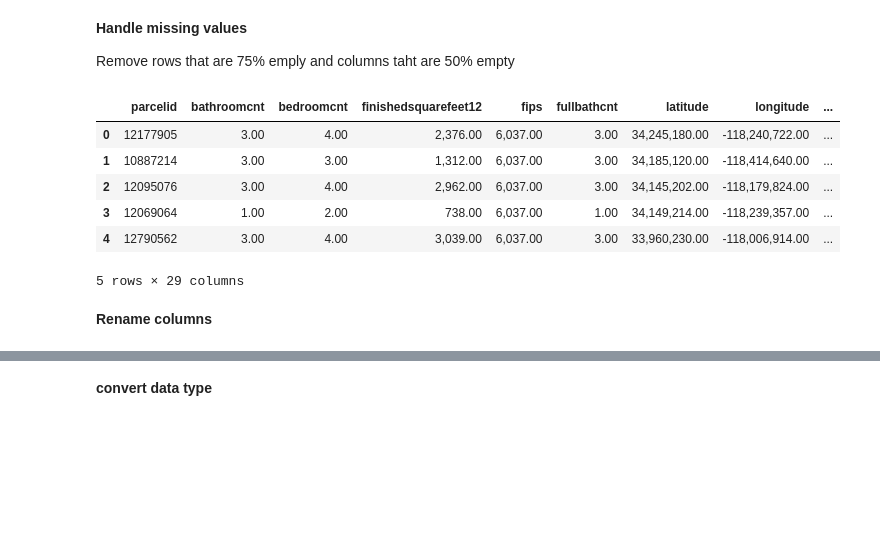
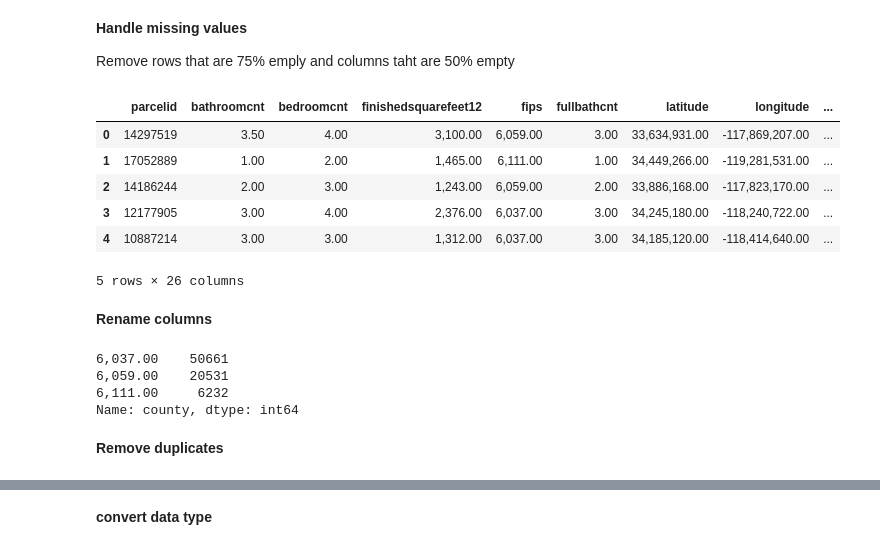
Before and after one commit to MigashaneVictoire/clustering-exercises, a Jupyter notebook: wrangle.ipynb, the cells around one changed output, grey strips where cells are left out. Cells and saved outputs as stored; diff of their text form; code cells hidden in the pictures; blank space fills up the shorter version.

```diff
--- a/wrangle.ipynb
+++ b/wrangle.ipynb
@@ -174,24 +175,26 @@ def handle_missing_values(df, prop_required_column = .5, prop_required_row = .75
 # %%
 # columns to drop
 col_drop= ["propertylandusetypeid",
           "heatingorsystemtypeid",
            "buildingqualitytypeid",
            "calculatedfinishedsquarefeet",
            "calculatedbathnbr",
            ""
-          "id"
+          "id",
+           "heatingorsystemdesc",
+           "propertyzoningdesc"
           ]
 
 zillow = handle_missing_values(df = zillow, col_drop = col_drop)
 zillow.head()
 # %% [output]
 |  | parcelid | bathroomcnt | bedroomcnt | finishedsquarefeet12 | fips | fullbathcnt | latitude | longitude | ... |
-| 0 | 12177905 | 3.00 | 4.00 | 2,376.00 | 6,037.00 | 3.00 | 34,245,180.00 | -118,240,722.00 | ... |
-| 1 | 10887214 | 3.00 | 3.00 | 1,312.00 | 6,037.00 | 3.00 | 34,185,120.00 | -118,414,640.00 | ... |
-| 2 | 12095076 | 3.00 | 4.00 | 2,962.00 | 6,037.00 | 3.00 | 34,145,202.00 | -118,179,824.00 | ... |
-| 3 | 12069064 | 1.00 | 2.00 | 738.00 | 6,037.00 | 1.00 | 34,149,214.00 | -118,239,357.00 | ... |
-| 4 | 12790562 | 3.00 | 4.00 | 3,039.00 | 6,037.00 | 3.00 | 33,960,230.00 | -118,006,914.00 | ... |
+| 0 | 14297519 | 3.50 | 4.00 | 3,100.00 | 6,059.00 | 3.00 | 33,634,931.00 | -117,869,207.00 | ... |
+| 1 | 17052889 | 1.00 | 2.00 | 1,465.00 | 6,111.00 | 1.00 | 34,449,266.00 | -119,281,531.00 | ... |
+| 2 | 14186244 | 2.00 | 3.00 | 1,243.00 | 6,059.00 | 2.00 | 33,886,168.00 | -117,823,170.00 | ... |
+| 3 | 12177905 | 3.00 | 4.00 | 2,376.00 | 6,037.00 | 3.00 | 34,245,180.00 | -118,240,722.00 | ... |
+| 4 | 10887214 | 3.00 | 3.00 | 1,312.00 | 6,037.00 | 3.00 | 34,185,120.00 | -118,414,640.00 | ... |
-5 rows × 29 columns
+5 rows × 26 columns
 # %% [markdown]
 **Rename columns**
 # %%
@@ -205,3 +208,12 @@ zillow = zillow.rename(columns={
     "taxamount":"tax_amount",
     "fips":"county"
 })
+# %%
+zillow.county.value_counts()
+# %% [output]
+6,037.00    50661
+6,059.00    20531
+6,111.00     6232
+Name: county, dtype: int64
+# %% [markdown]
+**Remove duplicates**
```
Also changed, not shown: parts of 23 cells of this notebook.
